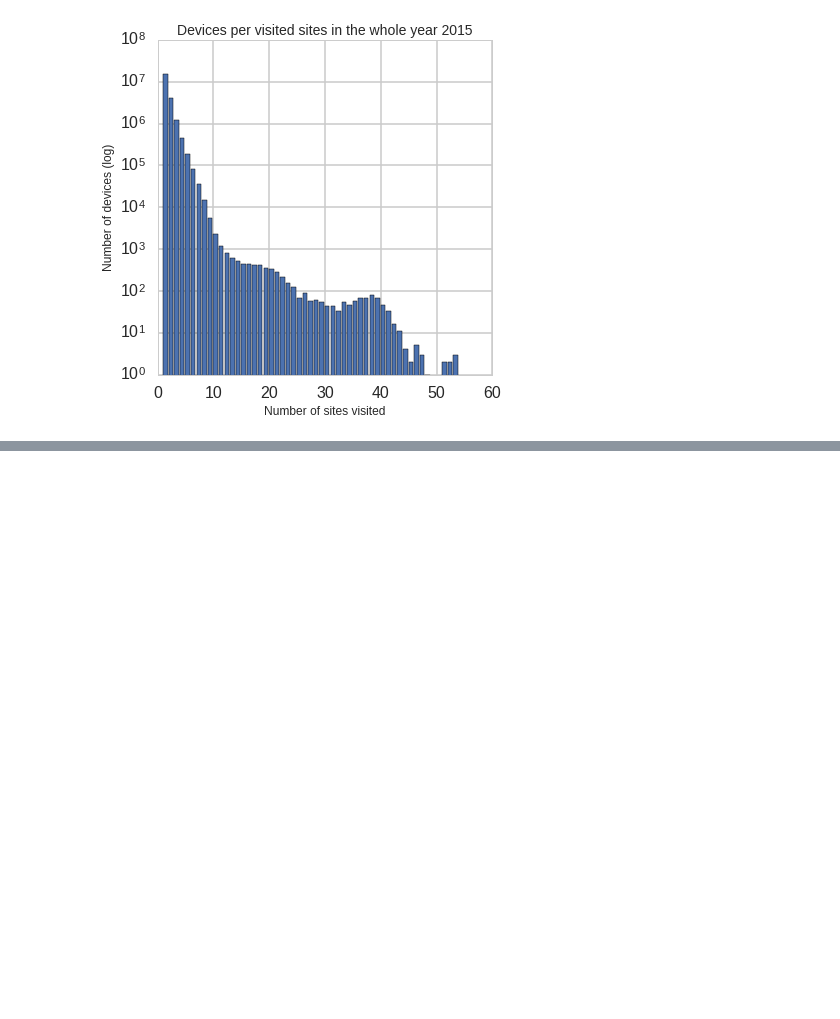
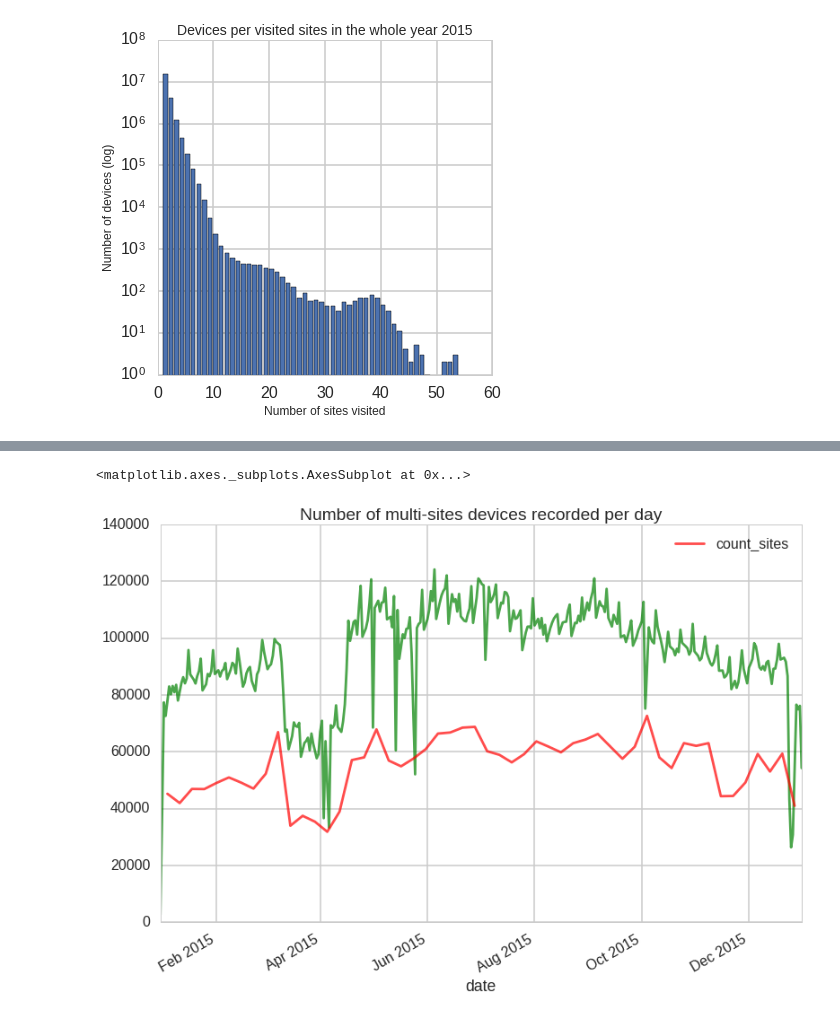
Before and after one commit to clementlefevre/CS109, a Jupyter notebook: xalid/nielsen3.ipynb, the cells around one changed output, grey strips where cells are left out. Saved outputs shown, nothing was run; the diff lists cells and outputs as text; code cells hidden in the pictures; blank space fills up the shorter version.

```diff
--- a/xalid/nielsen3.ipynb
+++ b/xalid/nielsen3.ipynb
@@ -257,3 +257,10 @@ def get_numbers_records_multi_sites_devices():
 display_spread()
 # %% [output]
 [figure]
+# %%
+df = pd.read_csv(DATA_PATH+"groupby_device_date_site_final.csv",index_col=0)
+# %%
+df.columns=[['date','count_sites']]
+groupy = df.reset_index()
+groupy['date']= pd.to_datetime(groupy.date)
+groupy['weekday']= groupy['date'].dt.dayofweek
@@ -259,0 +276,15 @@ display_spread()
+# %%
+devices_per_day_weekday = groupy[groupy.weekday<6]
+devices_per_day_weekend = groupy[groupy.weekday==6]
+
+devices_per_day_weekday = devices_per_day_weekday.groupby('date')['count_sites'].count()
+devices_per_day_weekend = devices_per_day_weekend.groupby('date')['count_sites'].count()
+# %%
+devices_per_day_weekday = devices_per_day_weekday.sort_index(ascending=True)
+devices_per_day_weekend = devices_per_day_weekend.sort_index(ascending=True)
+
+devices_per_day_weekday.plot(alpha=0.7,c='g',title="Number of multi-sites devices recorded per day")
+devices_per_day_weekend.plot(alpha=0.7,c='r',legend='Sunday')
+# %% [output]
+<matplotlib.axes._subplots.AxesSubplot at 0x...>
+[figure, added]
```
Also changed, not shown: parts of 1 cell of this notebook.
